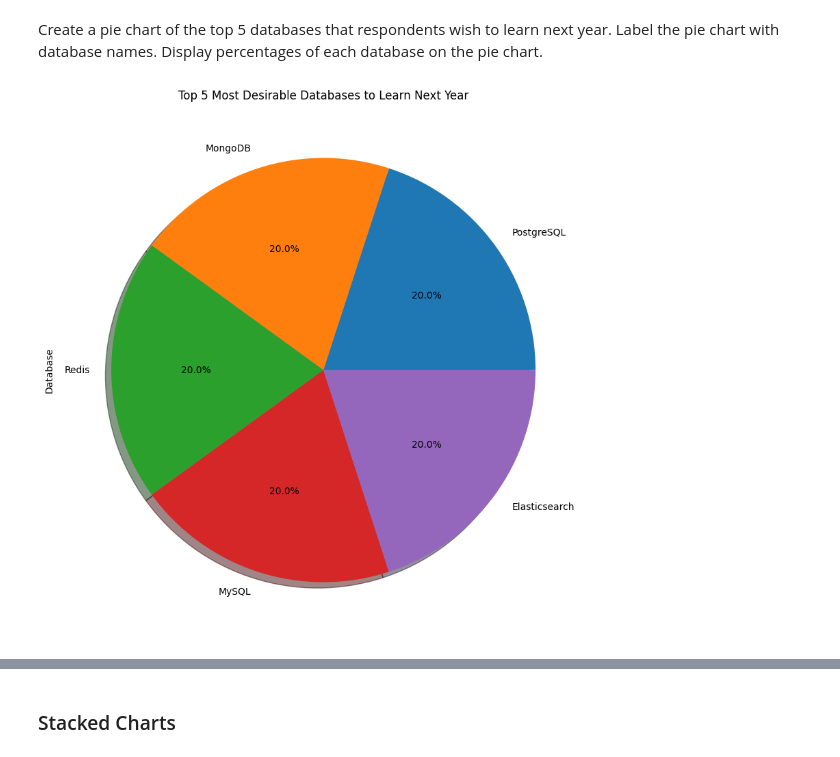
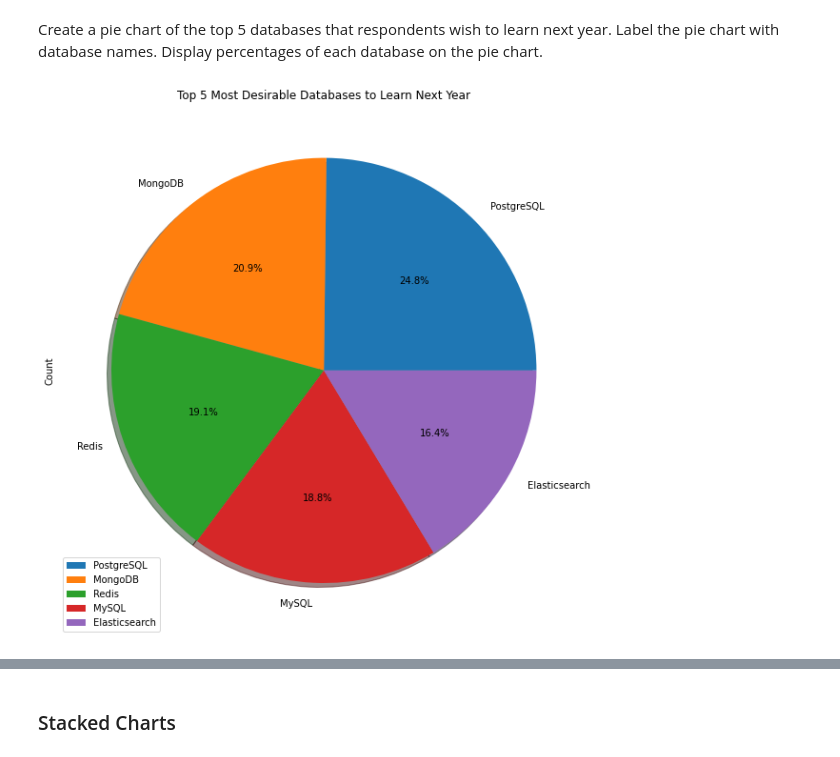
Before and after one commit to Phil-T1/ibm-data-analyst-capstone, a Jupyter notebook: Wk 4 - Visualisation/Wk 4 - Lab 1 - M4DataVisualization-lab.ipynb, the cells around one changed output, grey strips where cells are left out. Drawn from its saved outputs; the diff is of its cells as text; code cells hidden in the pictures.

```diff
--- a/Wk 4 - Visualisation/Wk 4 - Lab 1 - M4DataVisualization-lab.ipynb
+++ b/Wk 4 - Visualisation/Wk 4 - Lab 1 - M4DataVisualization-lab.ipynb
@@ -220,18 +202,17 @@ Create a pie chart of the top 5 databases that respondents wish to learn next ye
 # %%
 import matplotlib.pyplot as plt
 
 sql = '''
 SELECT DatabaseDesireNextYear AS Database, COUNT(Respondent) AS Count
 FROM DatabaseDesireNextYear
 GROUP BY Database
 ORDER BY Count DESC
 LIMIT 5;
 '''
 
 df = pd.read_sql(sql, conn)
-data = df['Database'].value_counts()
 
-ax = data.plot(kind='pie', shadow=True, figsize=(10,20), autopct='%1.1f%%', title='Top 5 Most Desirable Databases to Learn Next Year')
+ax = df.plot(kind='pie', labels=df['Database'], y='Count', shadow=True, figsize=(10,20), autopct='%1.1f%%', title='Top 5 Most Desirable Databases to Learn Next Year')
 plt.show()
 # %% [output]
-[figure, old version]
+[figure, new version]
```
Also changed, not shown: parts of 11 cells of this notebook.
